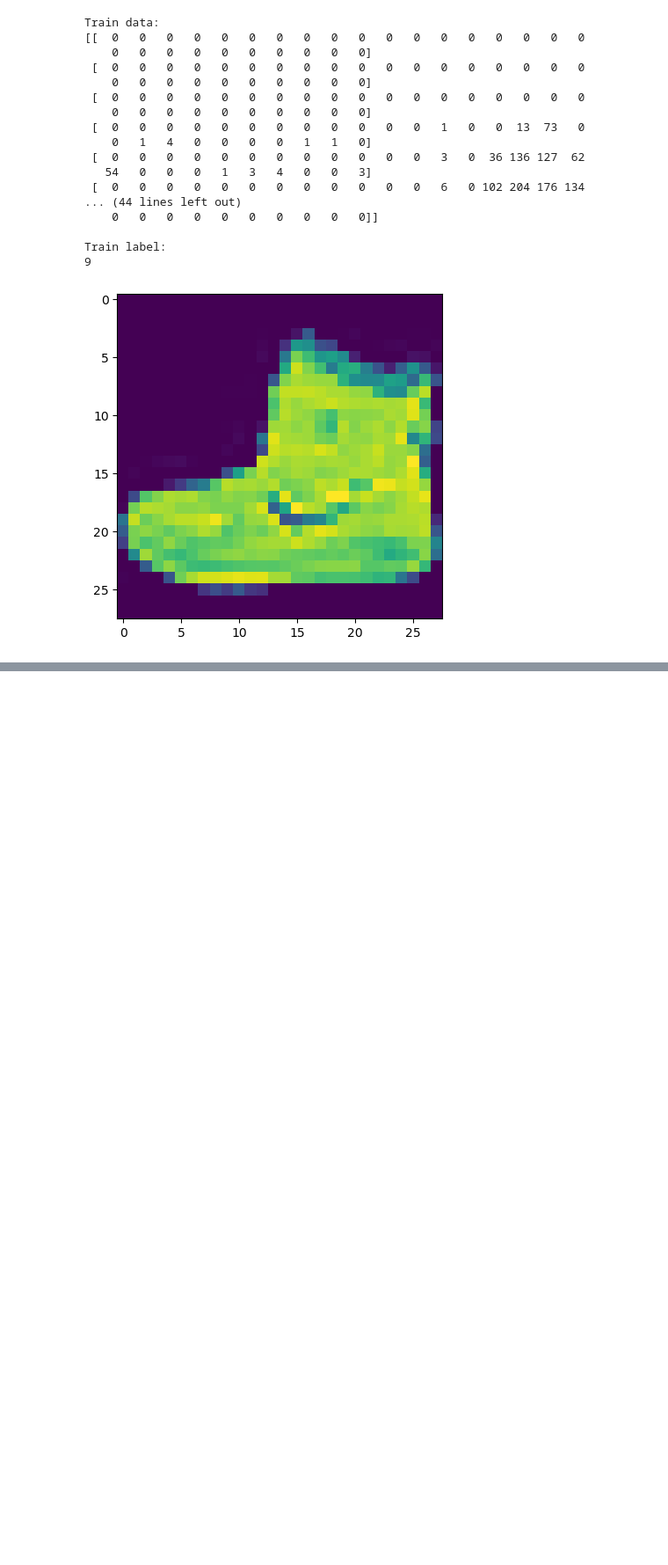
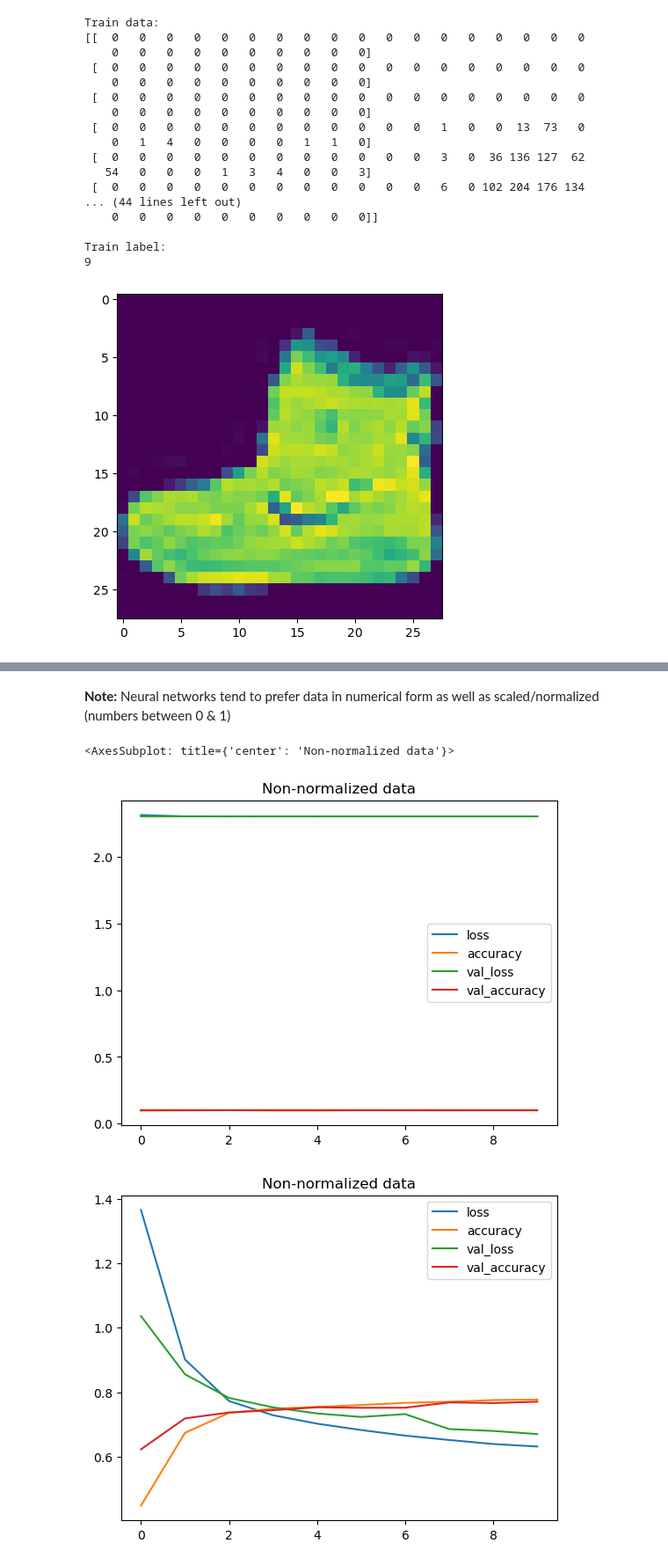
Before and after one commit to bmmukhridin/TensorFlow-Course, a Jupyter notebook: tf-classification.ipynb, the cells around one changed output, grey strips where cells are left out. Shown at 88% size. Saved outputs shown, nothing was run; the diff lists cells and outputs as text; code cells hidden in the pictures; blank space fills up the shorter version.

Commit message:
created-new-model

```diff
--- a/tf-classification.ipynb
+++ b/tf-classification.ipynb
@@ -514,0 +600,7 @@ plt.imshow(train_data[0]);
+# %%
+# We can get our training and testing data between 0 & 1 by dividing the the maximum
+train_data_norm = train_data / 255.0
+test_data_norm = test_data / 255.0
+
+# check the min and max values of the scaled training data
+train_data_norm.min(), train_data_norm.max()
@@ -514,0 +609,21 @@ plt.imshow(train_data[0]);
+# %%
+tf.random.set_seed(42)
+
+model_8 = Sequential()
+
+model_8.add(Flatten(input_shape=(28,28)))
+model_8.add(Dense(4, activation='relu'))
+model_8.add(Dense(4, activation='relu'))
+model_8.add(Dense(10, activation='softmax'))
+
+model_8.compile(loss='sparse_categorical_crossentropy',
+                 optimizer=tf.keras.optimizers.Adam(),
+                metrics=['accuracy'])
+
+
+
+# norm history
+history_5 = model_8.fit(train_data_norm,
+                        train_labels,
+                        epochs=10,
+                        validation_data=(test_data_norm, test_labels))
@@ -514,0 +651,11 @@ plt.imshow(train_data[0]);
+# %% [markdown]
+**Note:** Neural networks tend to prefer data in numerical form as well as scaled/normalized (numbers between 0 & 1)
+# %%
+# plot non-normalized data loss cuves
+pd.DataFrame(history_4.history).plot(title='Non-normalized data')
+# plot normalized data loss curves
+pd.DataFrame(history_5.history).plot(title='Non-normalized data')
+# %% [output]
+<AxesSubplot: title={'center': 'Non-normalized data'}>
+[figure, added]
+[figure, added]
```
Also changed, not shown: parts of 34 cells of this notebook.
